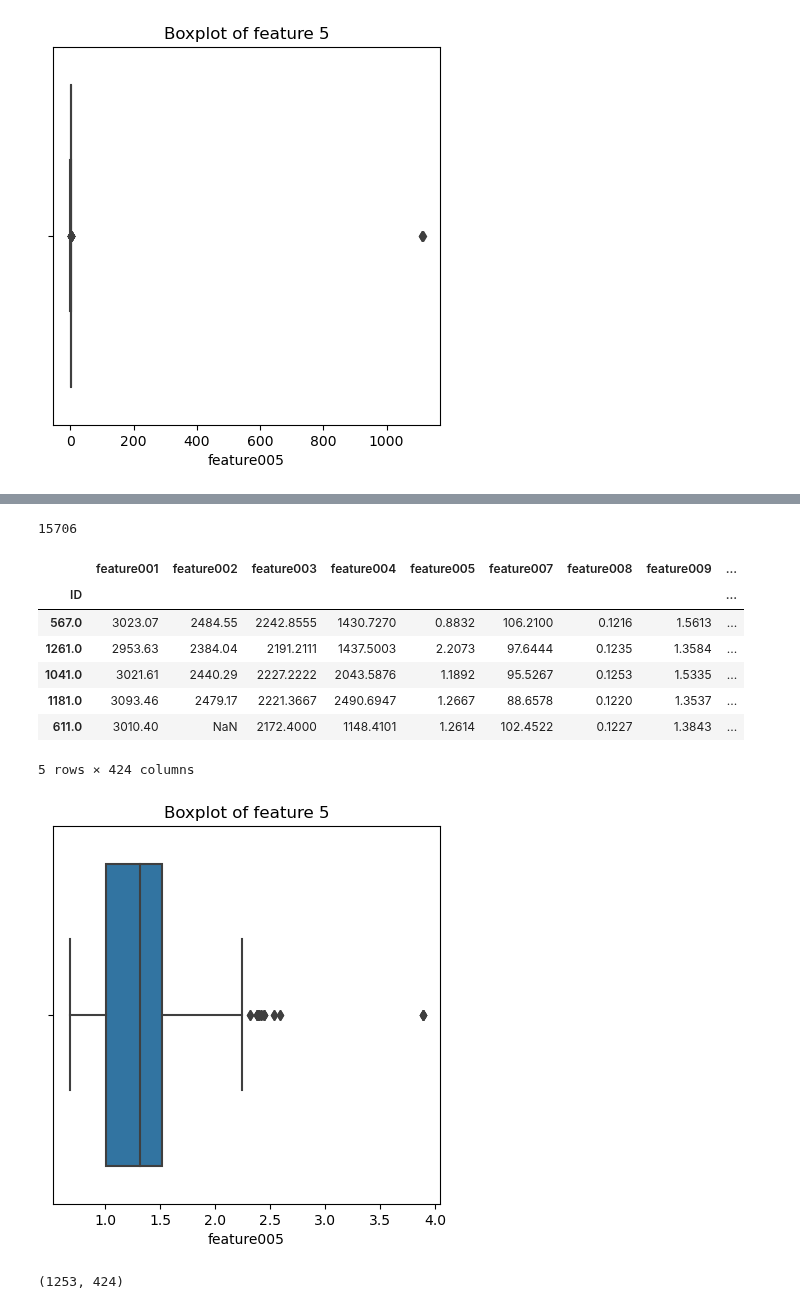
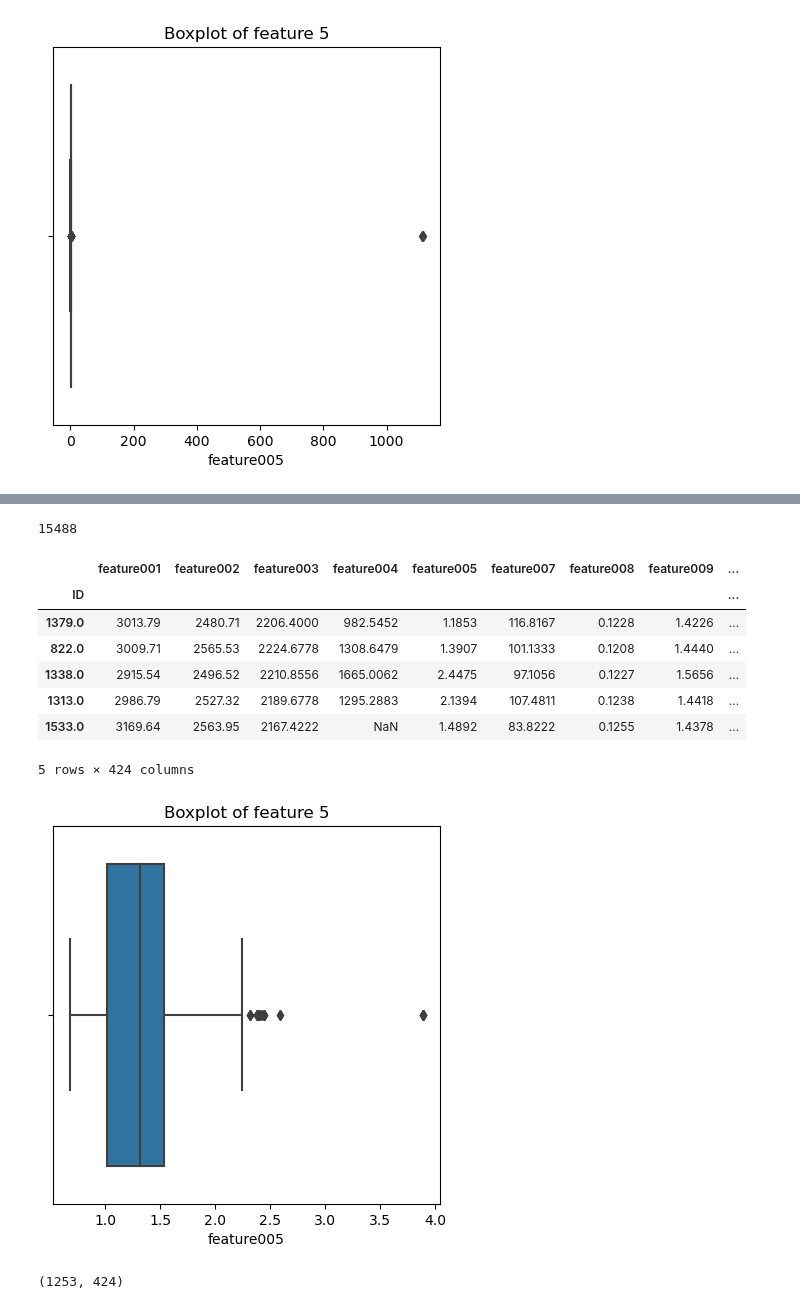
Before and after one commit to Landschy/datamining-htw, a Jupyter notebook: scripts/chayanon.ipynb, the cells around one changed output, grey strips where cells are left out. Drawn from its saved outputs; the diff is of its cells as text; code cells hidden in the pictures.

```diff
--- a/scripts/chayanon.ipynb
+++ b/scripts/chayanon.ipynb
@@ -632,8 +667,9 @@ Dimensionality reduced from 450 to 403.
 # %%
 ####Approach 2 - using standard deviation
-X_std = X_train_55.std()
+#Train set
+X_train_std = X_train_low_con_na.std()
 
-plt.hist(X_std, bins = 10, range =[X_std.min(),0.03])
+plt.hist(X_train_std, bins = 10, range =[X_train_std.min(),0.03])
 plt.xlabel('standard deviation of feature')
 plt.ylabel('Frequency')
 plt.title('Histogram of standard deviation of features')
@@ -641,6 +677,6 @@ plt.xticks(rotation='vertical')
 
 #add a vertical red threshold line x= 0.003
 plt.axvline(x=0.003, color='red', linestyle='--')
-plt.text(0.0010,-1,'0.003',fontsize=10, color="r")
+plt.text(0.0010,-8,'0.003',fontsize=10, color="r")
 plt.show()
 # %% [output]
@@ -648,10 +700,13 @@ plt.show()
 # %%
 # Create a reduced dataset by applying the mask
 
-mask = X_std > 0.003
+mask1 = X_train_std > 0.003
+mask2 = X_test_std > 0.003
 
-X_train_na = X_train_55.loc[:, mask]
+X_train_cleaned = X_train_low_con_na.loc[:, mask1]
+X_test_cleaned = X_test_low_con_na.loc[:, mask2]
 
-print("Dimensionality reduced from {} to {}.".format(X_train_55.shape[1], X_train_na.shape[1]))
-##remove 26 features
+print("Train set: Dimensionality reduced from {} to {}.".format(X_train_low_con_na.shape[1], X_train_cleaned.shape[1]))
+#remove 26 features
+print("Test set: Dimensionality reduced from {} to {}.".format(X_test_low_con_na.shape[1], X_test_cleaned.shape[1]))
 # %% [output]
@@ -732,5 +777,5 @@ X_train_after_na.head()
 # %%
-z_x_train= pd.DataFrame(stats.zscore(X_train_after_na,nan_policy='omit'))
+z_x_train= pd.DataFrame(stats.zscore(X_train_cleaned,nan_policy='omit'))
 z_x_train
 # %% [output]
 |  | 0 | 1 | 2 | 3 | 4 | 5 | 6 | 7 | 8 | 9 | ... | ... |
@@ -754,30 +799,30 @@ sum(z_x_train.apply(lambda x: sum(x.apply(lambda x: 1 if ((x>3) | (x<-3)) else 0
 # %%
 # replacing outliers with NA to impute all NA values
 is_outlier = abs(z_x_train)>3
-is_outlier.columns = X_train_after_na.columns
-is_outlier.index = X_train_after_na.index
-X_train_z = X_train_after_na.mask(is_outlier, np.nan)
+is_outlier.columns = X_train_cleaned.columns
+is_outlier.index = X_train_cleaned.index
+X_train_o = X_train_cleaned.mask(is_outlier, np.nan)
 # %%
 # new total number of NA
-X_train_z.isna().sum().sum()
+X_train_o.isna().sum().sum()
 # %% [output]
-15706
+15488
 # %%
-X_train_z.head()
+X_train_o.head()
 # %% [output]
 |  | feature001 | feature002 | feature003 | feature004 | feature005 | feature007 | feature008 | feature009 | ... |
 | ID |  |  |  |  |  |  |  |  | ... |
-| 567.0 | 3023.07 | 2484.55 | 2242.8555 | 1430.7270 | 0.8832 | 106.2100 | 0.1216 | 1.5613 | ... |
-| 1261.0 | 2953.63 | 2384.04 | 2191.2111 | 1437.5003 | 2.2073 | 97.6444 | 0.1235 | 1.3584 | ... |
-| 1041.0 | 3021.61 | 2440.29 | 2227.2222 | 2043.5876 | 1.1892 | 95.5267 | 0.1253 | 1.5335 | ... |
-| 1181.0 | 3093.46 | 2479.17 | 2221.3667 | 2490.6947 | 1.2667 | 88.6578 | 0.1220 | 1.3537 | ... |
-| 611.0 | 3010.40 | NaN | 2172.4000 | 1148.4101 | 1.2614 | 102.4522 | 0.1227 | 1.3843 | ... |
+| 1379.0 | 3013.79 | 2480.71 | 2206.4000 | 982.5452 | 1.1853 | 116.8167 | 0.1228 | 1.4226 | ... |
+| 822.0 | 3009.71 | 2565.53 | 2224.6778 | 1308.6479 | 1.3907 | 101.1333 | 0.1208 | 1.4440 | ... |
+| 1338.0 | 2915.54 | 2496.52 | 2210.8556 | 1665.0062 | 2.4475 | 97.1056 | 0.1227 | 1.5656 | ... |
+| 1313.0 | 2986.79 | 2527.32 | 2189.6778 | 1295.2883 | 2.1394 | 107.4811 | 0.1238 | 1.4418 | ... |
+| 1533.0 | 3169.64 | 2563.95 | 2167.4222 | NaN | 1.4892 | 83.8222 | 0.1255 | 1.4378 | ... |
 5 rows × 424 columns
 # %%
 # check again the boxplot of feature 5 after replacing the extreme outlier with NA.
-sns.boxplot(x= X_train_z.iloc[:,4])
+sns.boxplot(x= X_train_o.iloc[:,4])
 plt.title('Boxplot of feature 5')
 plt.show()
 # %% [output]
-[figure, old version]
+[figure, new version]
 # %%
```
Also changed, not shown: parts of 158 cells of this notebook.
